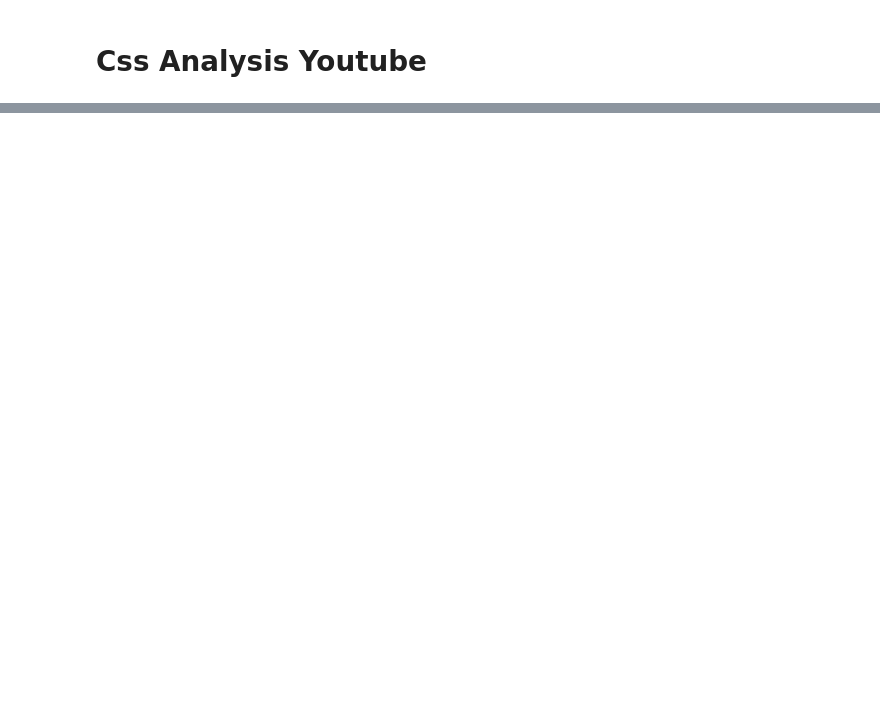
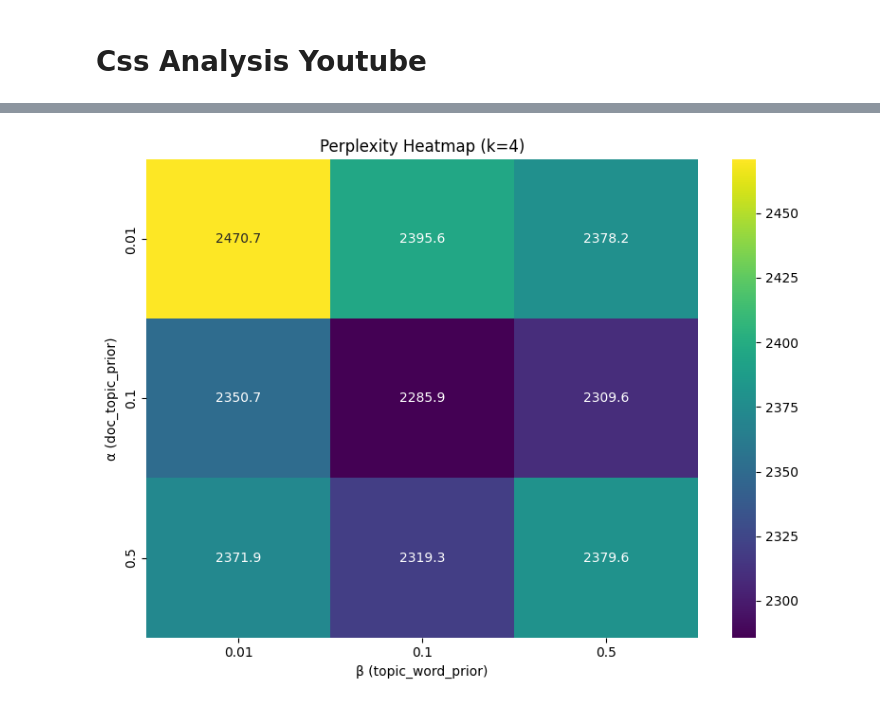
Before and after one commit to CrispyCocaBoy/css_analysis, a Jupyter notebook: analysis.ipynb, the cells around one changed output, grey strips where cells are left out. Saved outputs shown, nothing was run; the diff lists cells and outputs as text; code cells hidden in the pictures; blank space fills up the shorter version.

```diff
--- a/analysis.ipynb
+++ b/analysis.ipynb
@@ -79,0 +409,7 @@ comment_video_graph
+# %%
+results_grid_search = pd.DataFrame(results).sort_values(by="perplexity")
+print("\n📊 Top 5 combinazioni per perplexity:")
+print(results_grid_search.head(5))
+
+# Save the result
+# results_grid_search.to_csv("data_retrival/result_grid_search.csv")
@@ -79,0 +444,16 @@ comment_video_graph
+# %%
+import seaborn as sns
+import matplotlib.pyplot as plt
+
+subset = results_grid_search[results_grid_search["n_components"] == 4]
+pivot_table = subset.pivot(index="alpha", columns="beta", values="perplexity")
+
+plt.figure(figsize=(8, 6))
+sns.heatmap(pivot_table, annot=True, fmt=".1f", cmap="viridis")
+plt.title("Perplexity Heatmap (k=4)")
+plt.xlabel("β (topic_word_prior)")
+plt.ylabel("α (doc_topic_prior)")
+plt.tight_layout()
+plt.show()
+# %% [output]
+[figure, added]
```
Also changed, not shown: parts of 30 cells of this notebook, 14 other files.
